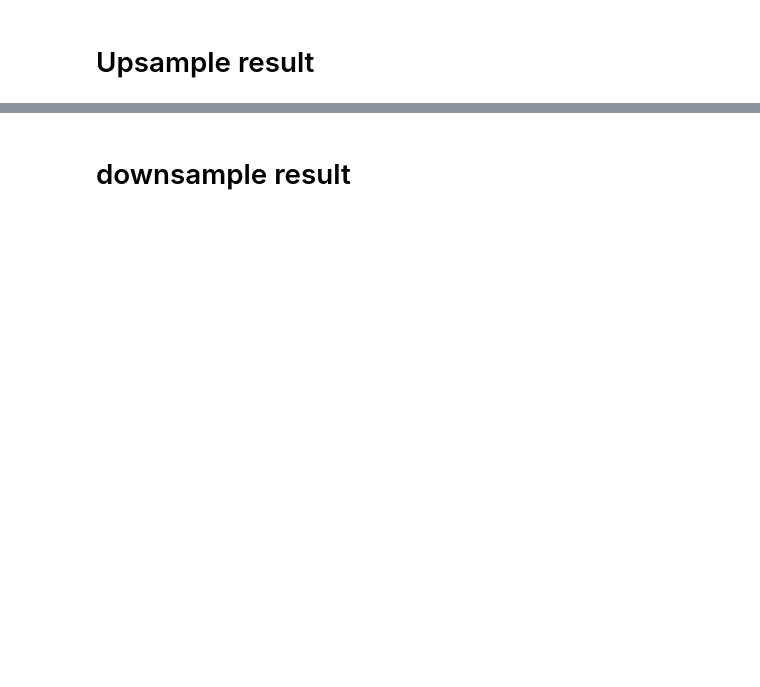
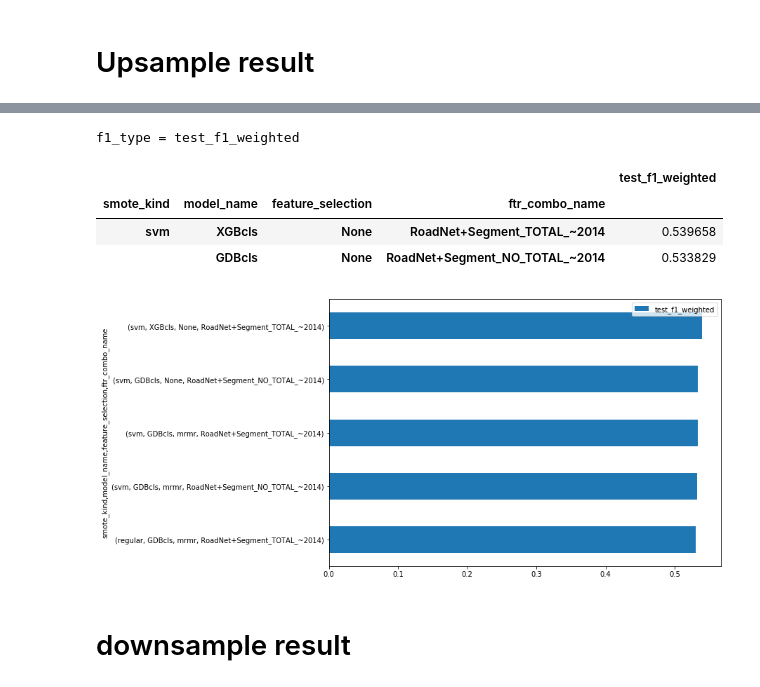
Before and after one commit to JHWu92/cysf_pred, a Jupyter notebook: report EXP3 v2.ipynb, the cells around one changed output, grey strips where cells are left out. Drawn from its saved outputs; the diff is of its cells as text; code cells hidden in the pictures; blank space fills up the shorter version.

```diff
--- a/report EXP3 v2.ipynb
+++ b/report EXP3 v2.ipynb
@@ -40,3 +74,3 @@ up_eval_res[['up_y_dist', 'y_dist']].iloc[::-1]
 # %%
-means = up_eval_res.groupby(keys).mean()[f1_choices]
-stds = up_eval_res.groupby(keys).std()[f1_choices]
+up_means = up_eval_res.groupby(keys).mean()[f1_choices]
+up_stds = up_eval_res.groupby(keys).std()[f1_choices]
@@ -46,9 +77,16 @@ stds = up_eval_res.groupby(keys).std()[f1_choices]
 # %%
 f1_type = f1_choices[0]
 print('f1_type =', f1_type)
 
-means_to_plot = means[[f1_type]].sort_values(f1_type, ascending=True)
-stds_to_plot = stds[[f1_type]]
+up_means_to_plot = up_means[[f1_type]].sort_values(f1_type, ascending=True)
+up_stds_to_plot = up_stds[[f1_type]]
 
-means_to_plot.iloc[-5:].plot(kind='barh', figsize=(10,7), xerr=stds_to_plot)
-means_to_plot.iloc[:-3:-1,:]
+up_means_to_plot.iloc[-5:].plot(kind='barh', figsize=(10,7), xerr=stds_to_plot)
+up_means_to_plot.iloc[:-3:-1,:]
+# %% [output]
+f1_type = test_f1_weighted
+|  |  |  |  | test_f1_weighted |
+| smote_kind | model_name | feature_selection | ftr_combo_name |  |
+| svm | XGBcls | None | RoadNet+Segment_TOTAL_~2014 | 0.539658 |
+|  | GDBcls | None | RoadNet+Segment_NO_TOTAL_~2014 | 0.533829 |
+[figure, added]
```
Also changed, not shown: parts of 9 cells of this notebook, 3 other files.
